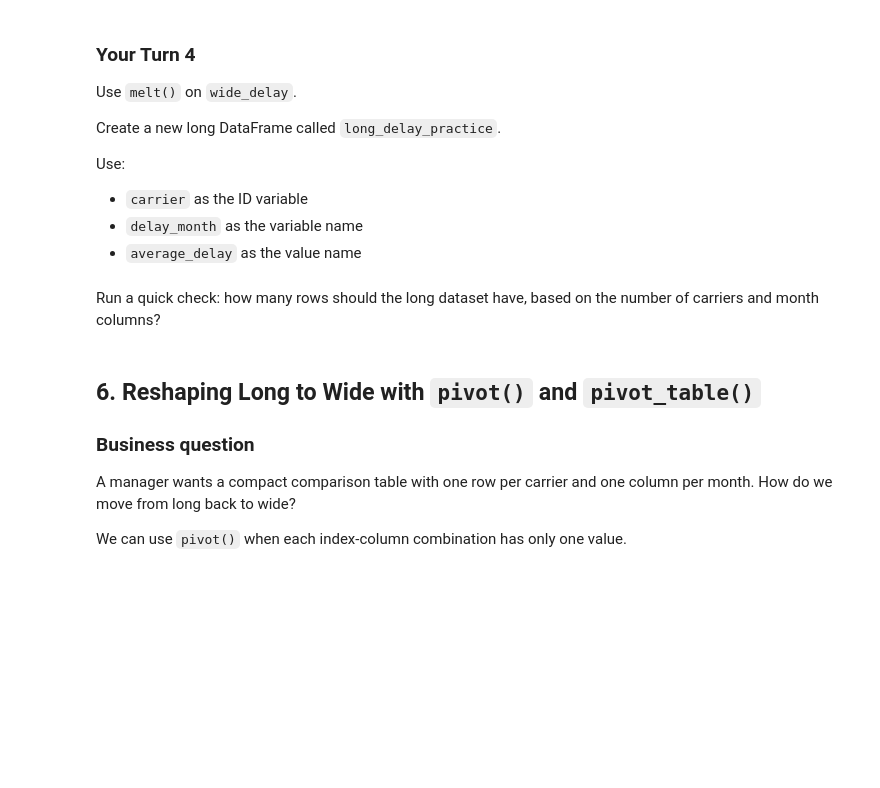
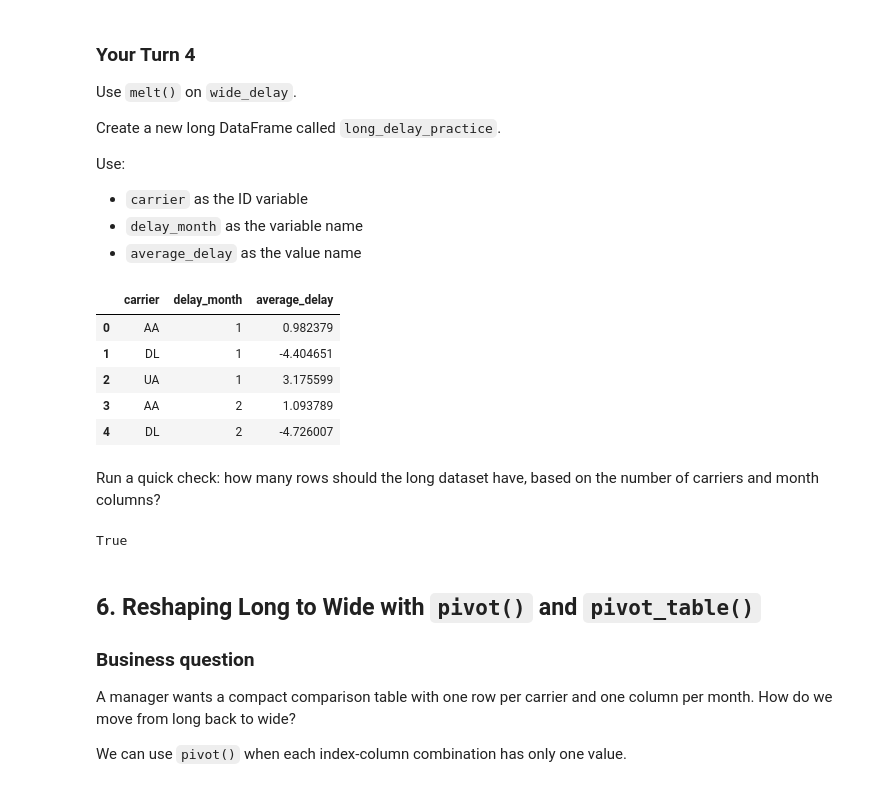
Before and after one commit to diantasmaa-crypto/ban6003-week-07-08-diana, a Jupyter notebook: notebooks/module7_aggregation_reshaping_guided_lab.ipynb, the cells around one changed output. Cells and saved outputs as stored; diff of their text form; code cells hidden in the pictures; blank space fills up the shorter version.

```diff
--- a/notebooks/module7_aggregation_reshaping_guided_lab.ipynb
+++ b/notebooks/module7_aggregation_reshaping_guided_lab.ipynb
@@ -462,10 +485,29 @@ Use:
 # %%
 # Your Turn 4
 # Use melt() to reshape wide_delay from wide to long.
+
+long_delay_practice = wide_delay.melt(
+    id_vars="carrier",
+    var_name="delay_month",
+    value_name="average_delay"
+)
+
+long_delay_practice.head()
+# %% [output]
+|  | carrier | delay_month | average_delay |
+| 0 | AA | 1 | 0.982379 |
+| 1 | DL | 1 | -4.404651 |
+| 2 | UA | 1 | 3.175599 |
+| 3 | AA | 2 | 1.093789 |
+| 4 | DL | 2 | -4.726007 |
 # %% [markdown]
 Run a quick check: how many rows should the long dataset have, based on the number of carriers and month columns?
 # %%
 # Your Turn 4 light validation check
+long_delay_practice.duplicated(subset=["carrier", "delay_month"]).sum()
+long_delay_practice.shape[0] == wide_delay.shape[0] * (wide_delay.shape[1] - 1)
+# %% [output]
+True
 # %% [markdown]
 ## 6. Reshaping Long to Wide with `pivot()` and `pivot_table()`
 
```
Also changed, not shown: parts of 10 cells of this notebook, 1 other file.
